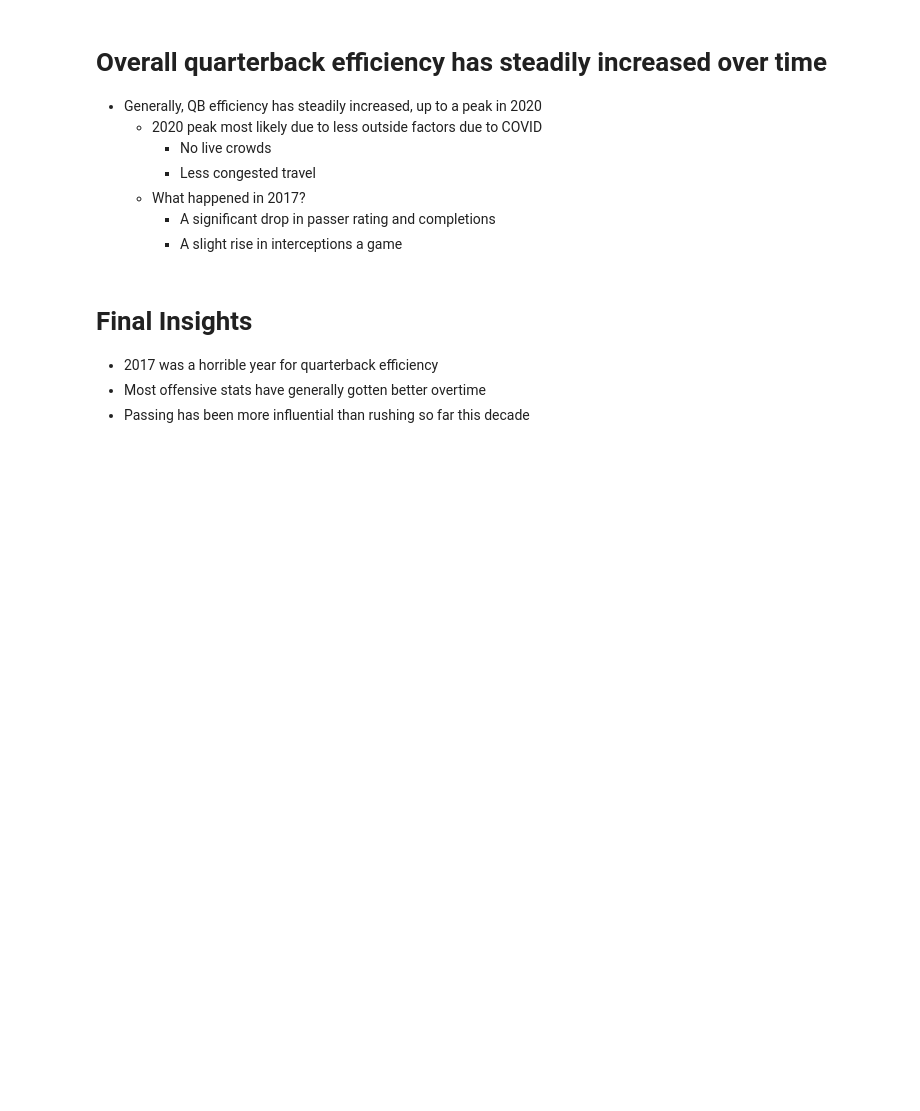
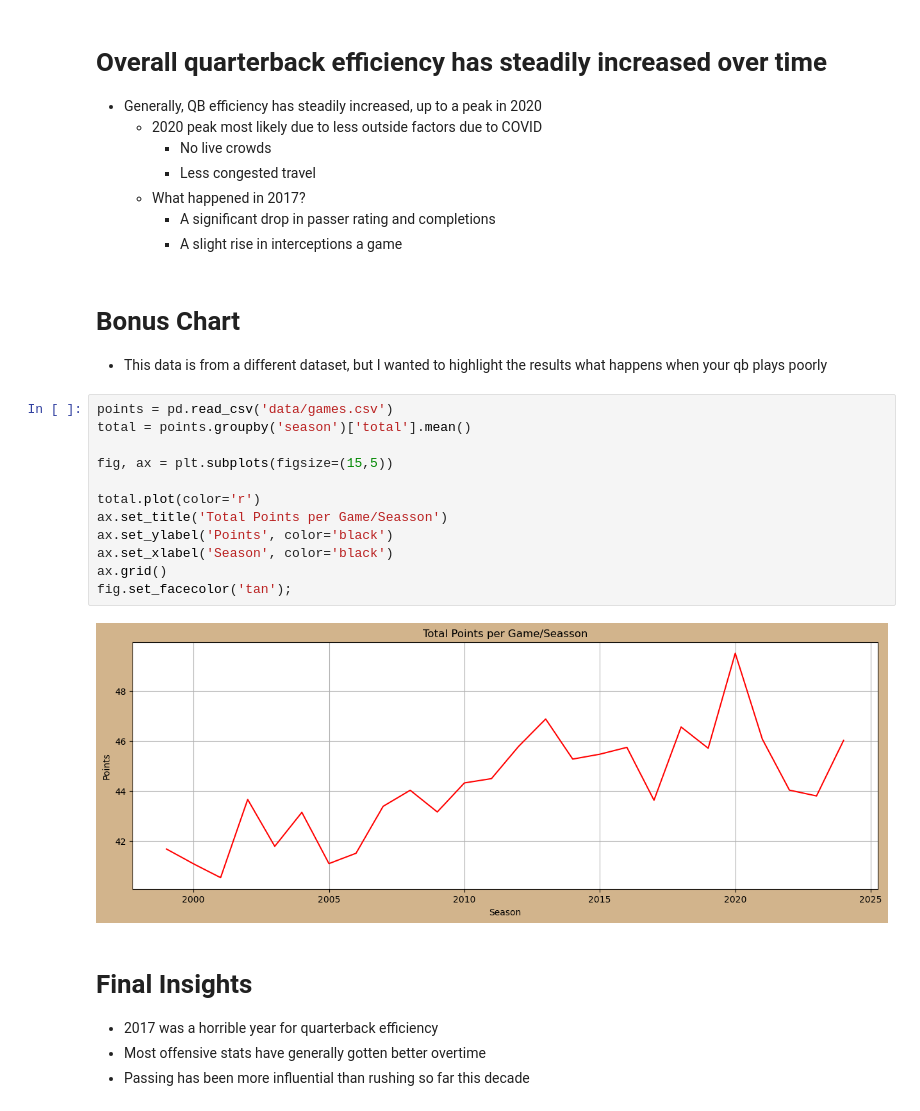
Before and after one commit to RussBone/nfl_data_exploration, a Jupyter notebook: nfl_exploration.ipynb, the cells around one changed output. Drawn from its saved outputs; the diff is of its cells as text; blank space fills up the shorter version.

```diff
--- a/nfl_exploration.ipynb
+++ b/nfl_exploration.ipynb
@@ -283,6 +283,23 @@ fig.tight_layout();
     - What happened in 2017?
         - A significant drop in passer rating and completions
         - A slight rise in interceptions a game
+# %% [markdown]
+# Bonus Chart
+- This data is from a different dataset, but I wanted to highlight the results what happens when your qb plays poorly
+# %%
+points = pd.read_csv('data/games.csv')
+total = points.groupby('season')['total'].mean()
+
+fig, ax = plt.subplots(figsize=(15,5))
+
+total.plot(color='r')
+ax.set_title('Total Points per Game/Seasson')
+ax.set_ylabel('Points', color='black')
+ax.set_xlabel('Season', color='black')
+ax.grid()
+fig.set_facecolor('tan');
+# %% [output]
+[figure, added]
 # %% [markdown]
 # Final Insights
 - 2017 was a horrible year for quarterback efficiency
```
